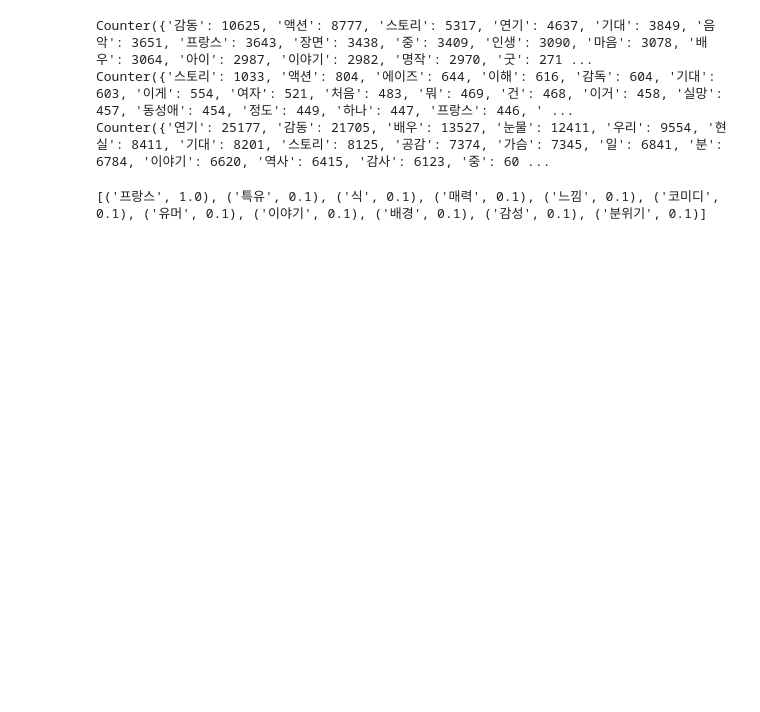
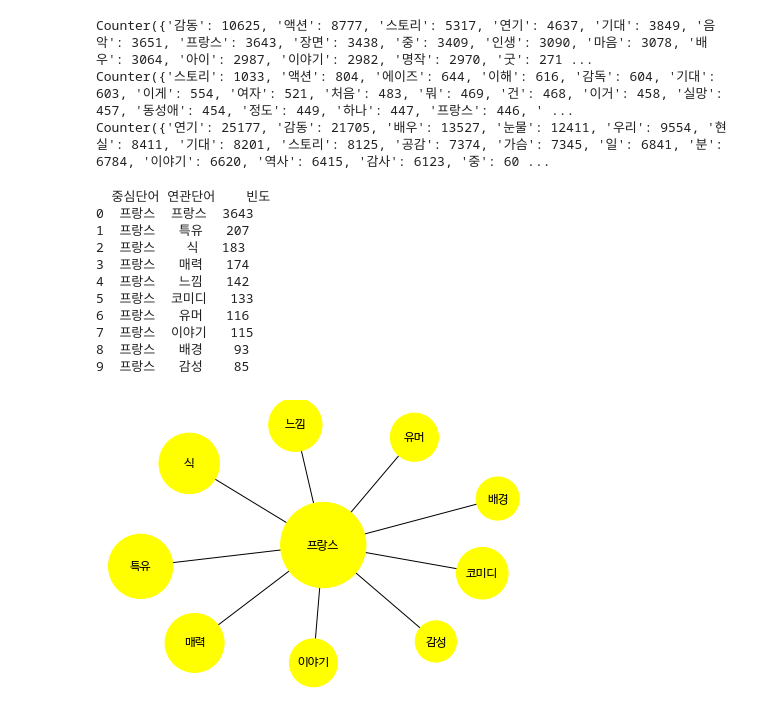
Before and after one commit to dongqui/movie_review_analysis, a Jupyter notebook: index.ipynb, the cells around one changed output. Cells and saved outputs as stored; diff of their text form; code cells hidden in the pictures; blank space fills up the shorter version.

```diff
--- a/index.ipynb
+++ b/index.ipynb
@@ -93,13 +78,0 @@ df_france = get_related_words('프랑스')
-# %%
-G_centrality = nx.Graph()
-
-for i in range(len(df_france)):
-  G_centrality.add_edge(df_france['중심단어'][i], df_france['연관단어'][i], weight=int(df_france['빈도'][i]))
-
-dgr = nx.degree_centrality(G_centrality)
-sorted_dgr = sorted(dgr.items(), key=operator.itemgetter(1), reverse=True)
-
-G = nx.Graph()
-print(sorted_dgr)
-# %% [output]
-[('프랑스', 1.0), ('특유', 0.1), ('식', 0.1), ('매력', 0.1), ('느낌', 0.1), ('코미디', 0.1), ('유머', 0.1), ('이야기', 0.1), ('배경', 0.1), ('감성', 0.1), ('분위기', 0.1)]
@@ -105,0 +81,48 @@ print(sorted_dgr)
+# %%
+def get_related_words(tokens_list, center_word):
+  arr = []
+  for tokens in tokens_list:
+    if center_word in tokens:
+      arr.append([word for word in tokens if word not in top_10_words or word == center_word])
+
+  co_frequency_list = [[center_word, wordAndCount[0], wordAndCount[1]]  for wordAndCount in Counter(np.hstack(arr)).most_common(10)]
+  co_frequency_df = pd.DataFrame(co_frequency_list, columns=['중심단어', '연관단어', '빈도'])
+  co_frequency_df = co_frequency_df.sort_values(by=['빈도'], ascending=False)
+  co_frequency_df = co_frequency_df.reset_index(drop=True)
+
+  return co_frequency_df
+
+
+def draw_nx_visualization(df):
+  G = nx.Graph()
+
+  for i in range(len(df)):
+    G.add_node(df['연관단어'][i], nodesize=df['빈도'][i])
+
+  for i in range(len(df)):
+    G.add_edge(df['중심단어'][i], df['연관단어'][i])
+
+  sizes = [f * 20 for f in df['빈도']]
+  sizes[0] = sizes[0] / 10
+
+  options = {
+      'with_labels': True,
+      'node_color': '#FFFF00'
+  }
+
+  nx.draw(G, node_size=sizes, pos=nx.spring_layout(G, k=3.5, iterations=100), **options, font_family='NanumBarunGothic')
+  ax = plt.gca()
+  plt.show()
+# %% [output]
+  중심단어 연관단어    빈도
+0  프랑스  프랑스  3643
+1  프랑스   특유   207
+2  프랑스    식   183
+3  프랑스   매력   174
+4  프랑스   느낌   142
+5  프랑스  코미디   133
+6  프랑스   유머   116
+7  프랑스  이야기   115
+8  프랑스   배경    93
+9  프랑스   감성    85
+[figure, added]
```
Also changed, not shown: parts of 8 cells of this notebook.
